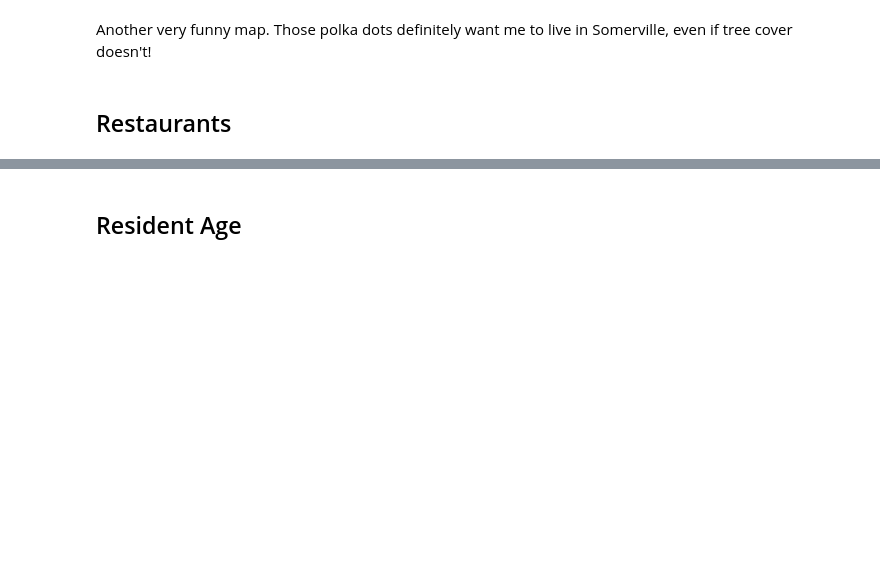
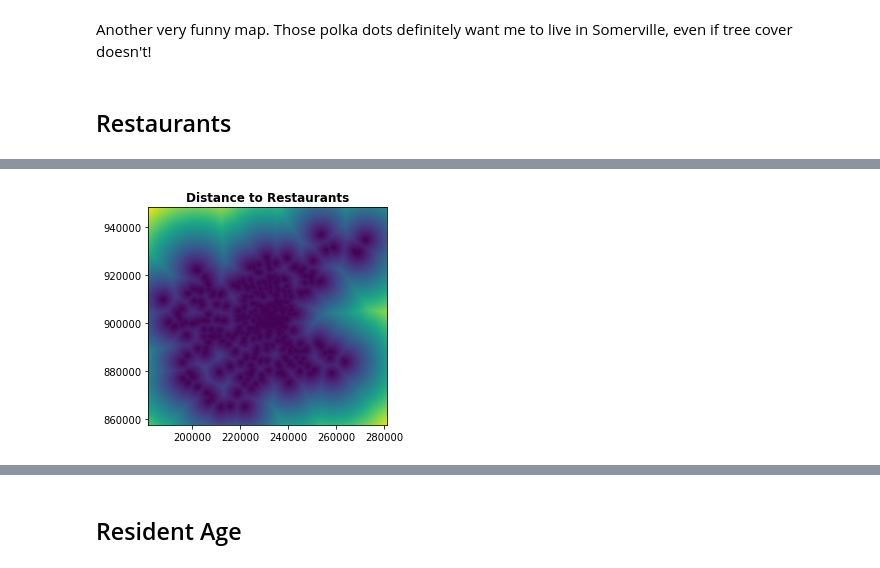
Before and after one commit to krowe42/FinalProject-LivingDecisions, a Jupyter notebook: Rowe-LivingDecisions.ipynb, the cells around one changed output, grey strips where cells are left out. Drawn from its saved outputs; the diff is of its cells as text; code cells hidden in the pictures; blank space fills up the shorter version.

```diff
--- a/Rowe-LivingDecisions.ipynb
+++ b/Rowe-LivingDecisions.ipynb
@@ -526,0 +573,3 @@ Another very funny map. Those polka dots definitely want me to live in Somervill
+# %%
+rest_raster = features.rasterize(restaurants['geometry'],
+                                out_shape=shape, fill=1, transform=transform, default_value=0)
@@ -526,0 +588,7 @@ Another very funny map. Those polka dots definitely want me to live in Somervill
+# %%
+rest_distance = ndimage.distance_transform_edt(rest_raster) * res[0]
+# %%
+show(rest_distance, title="Distance to Restaurants", transform=transform)
+plt.show()
+# %% [output]
+[figure, added]
```
Also changed, not shown: parts of 14 cells of this notebook.
